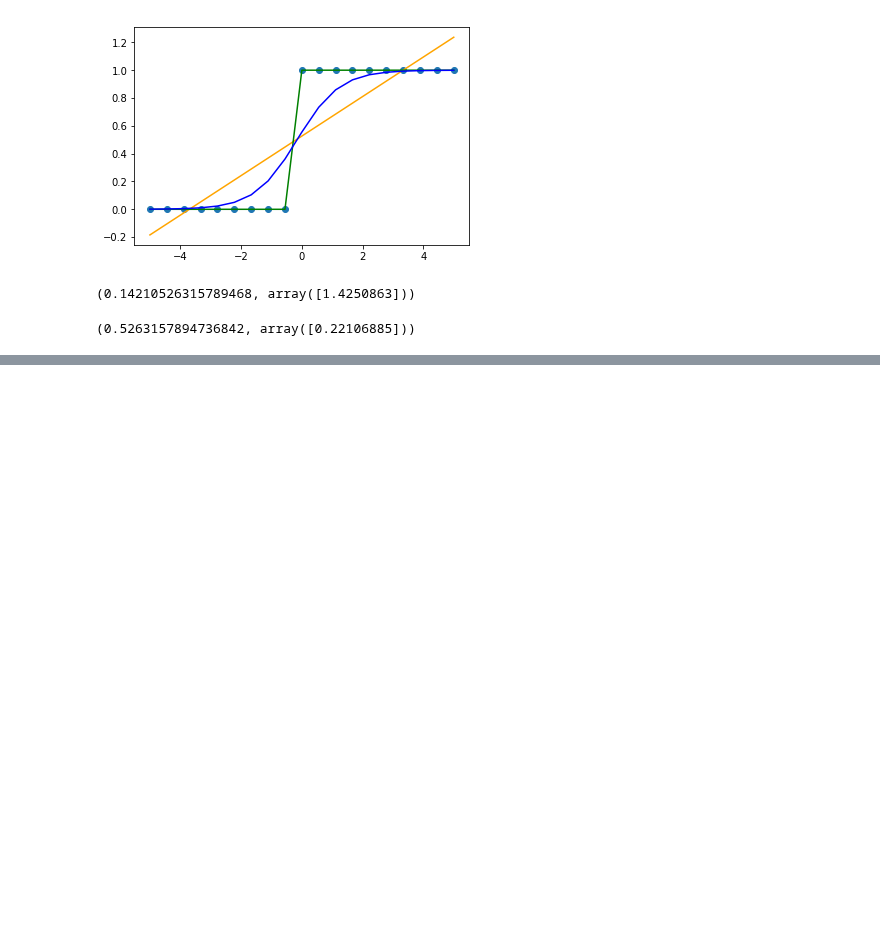
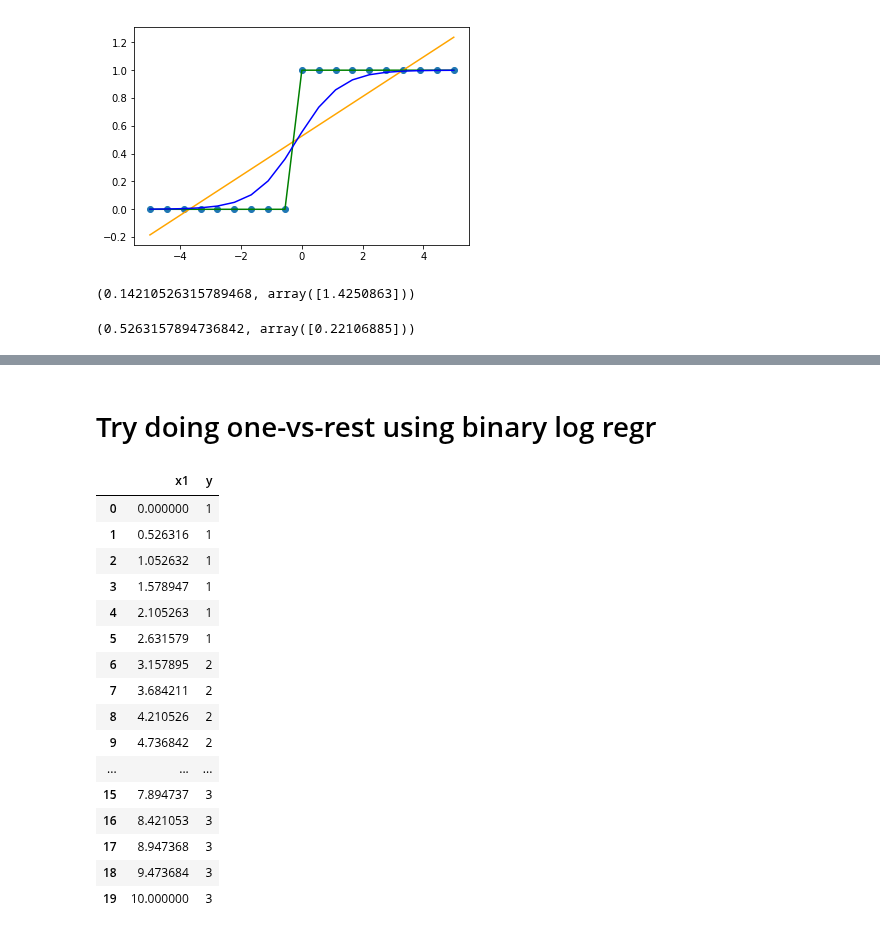
Before and after one commit to parrt/stratx, a Jupyter notebook: notebooks/play_logistic.ipynb, the cells around one changed output, grey strips where cells are left out. Saved outputs shown, nothing was run; the diff lists cells and outputs as text; code cells hidden in the pictures; blank space fills up the shorter version.

```diff
--- a/notebooks/play_logistic.ipynb
+++ b/notebooks/play_logistic.ipynb
@@ -119,0 +211,27 @@ array([0.42813272, 0.44322833, 0.45842952, 0.47370848, 0.48903685,
+# %% [markdown]
+# Try doing one-vs-rest using binary log regr
+# %%
+df = pd.DataFrame()
+a,b = 0,10
+n = 20
+df['x1'] = np.linspace(a,b,n)
+df['y']  = np.where(df['x1'].values<7, np.where(df['x1'].values<3, 1, 2), 3)
+df
+# %% [output]
+|  | x1 | y |
+| 0 | 0.000000 | 1 |
+| 1 | 0.526316 | 1 |
+| 2 | 1.052632 | 1 |
+| 3 | 1.578947 | 1 |
+| 4 | 2.105263 | 1 |
+| 5 | 2.631579 | 1 |
+| 6 | 3.157895 | 2 |
+| 7 | 3.684211 | 2 |
+| 8 | 4.210526 | 2 |
+| 9 | 4.736842 | 2 |
+| ... | ... | ... |
+| 15 | 7.894737 | 3 |
+| 16 | 8.421053 | 3 |
+| 17 | 8.947368 | 3 |
+| 18 | 9.473684 | 3 |
+| 19 | 10.000000 | 3 |
```
Also changed, not shown: parts of 8 cells of this notebook.
